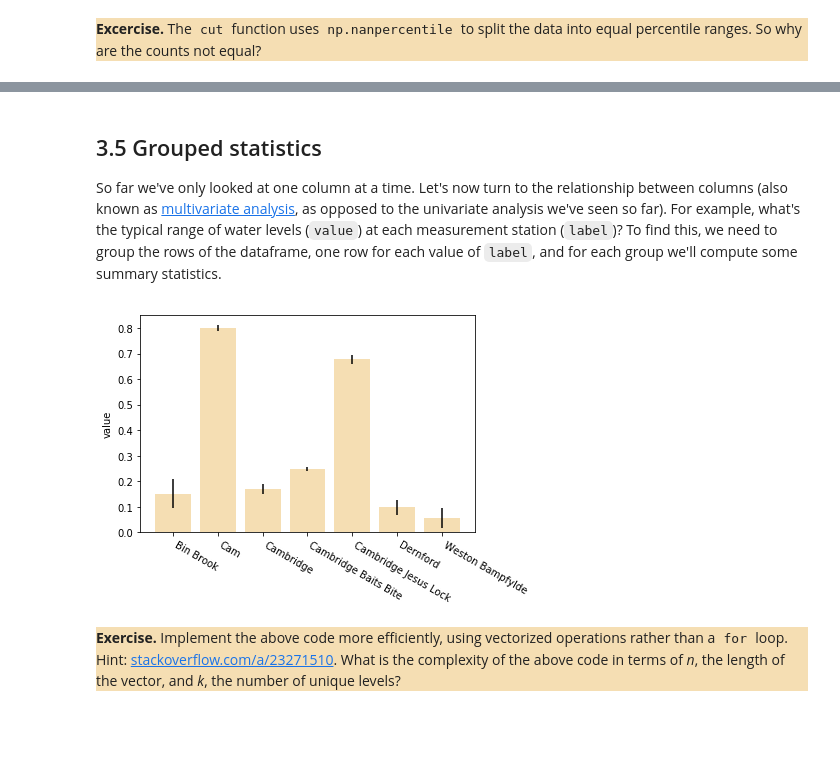
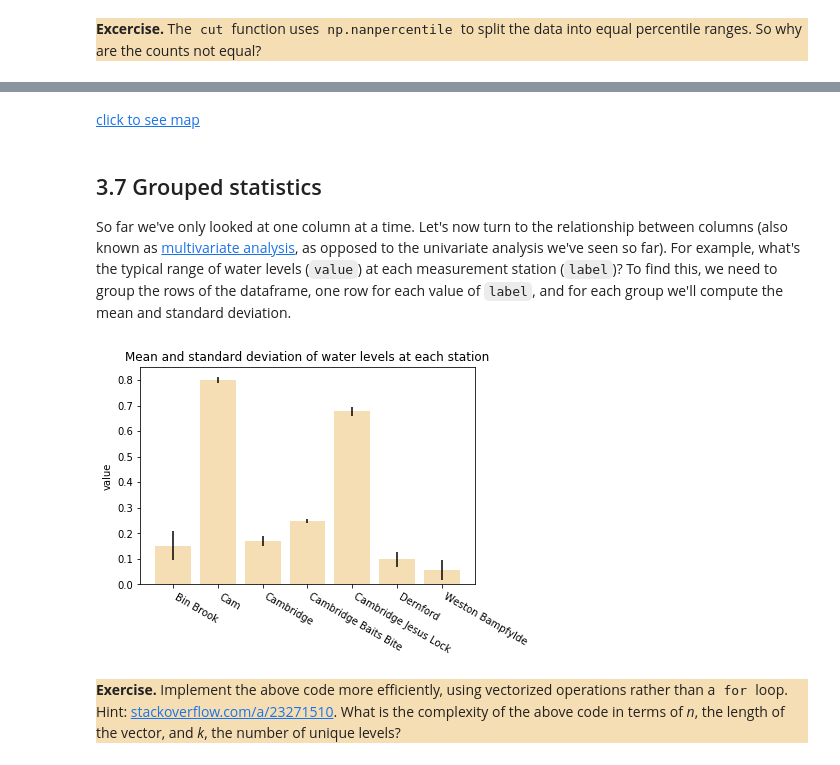
Before and after one commit to damonjw/scicomp, a Jupyter notebook: 3. Working with data.ipynb, the cells around one changed output, grey strips where cells are left out. Saved outputs shown, nothing was run; the diff lists cells and outputs as text; code cells hidden in the pictures; blank space fills up the shorter version.

```diff
--- a/3. Working with data.ipynb
+++ b/3. Working with data.ipynb
@@ -28 +56,5 @@ from ucamcl.fds import summary, cut
+# %%
+import urllib.request
+with urllib.request.urlopen("https://teachingfiles.blob.core.windows.net/scicomp/flood.csv") as f:
+    flood = OrderedDict((k, v.values) for k,v in pandas.read_csv(f).items())
 # %% [markdown]
@@ -235,39 +277,41 @@ This data frame has columns `lat` and `lng` which are likely map coordinates. Ma
 # Count the number of flood readings at each (lat,lng) pair
 vs, ns = np.unique(np.vstack([flood['lat'],flood['lng']]).T, return_counts=True, axis=0)
 # %%
-!pip3 install gmplot -q                             # install a library for Google Map plots
+#!pip3 install gmplot -q                             # install a library for Google Map plots
 import gmplot
-import tempfile, webbrowser
+import IPython.display
 
 gmap = gmplot.GoogleMapPlotter(52.212, 0.1208, 12)  # define the center of the view, and the zoom level
 for x,y,r in zip(vs[:,0],vs[:,1],ns):
     gmap.circle(x, y, r/10)                         # add circles at every (lat,lng) pair
                                                     # (we need bigger circles though, for a zoomed-out map)
 
-f = tempfile.NamedTemporaryFile(suffix='.html')     # gmap renders the map to an html file
-gmap.draw(f.name)
-webbrowser.open('file://' + f.name);                # and we open the file in a browser
+gmap.draw('temp_map.html')
+IPython.display.HTML('<a href="temp_map.html" target="_blank">click to see map</a>')
+# %% [output]
+click to see map
 # %% [markdown]
-## 3.5 Grouped statistics<a name="groupby"></a>
-So far we've only looked at one column at a time. Let's now turn to the relationship between columns (also known as [multivariate analysis](https://en.wikipedia.org/wiki/Multivariate_statistics), as opposed to the univariate analysis we've seen so far). For example, what's the typical range of water levels (`value`) at each measurement station (`label`)? To find this, we need to group the rows of the dataframe, one row for each value of `label`, and for each group we'll compute some summary statistics.
+## 3.7 Grouped statistics<a name="groupby"></a>
+So far we've only looked at one column at a time. Let's now turn to the relationship between columns (also known as [multivariate analysis](https://en.wikipedia.org/wiki/Multivariate_statistics), as opposed to the univariate analysis we've seen so far). For example, what's the typical range of water levels (`value`) at each measurement station (`label`)? To find this, we need to group the rows of the dataframe, one row for each value of `label`, and for each group we'll compute the mean and standard deviation.
 # %%
 res = {'label':[], 'n':[], 'mean':[], 'sd':[]}
 for lbl in np.unique(flood['label']):
     i = flood['label'] == lbl
     res['label'].append(lbl)
     res['n'].append(np.count_nonzero(i))
     res['mean'].append(np.nanmean(flood['value'][i]))
     res['sd'].append(np.nanstd(flood['value'][i]))
 
 # Bar plot, with error bars
 xs = np.arange(len(res['label']))
 plt.bar(xs, res['mean'], align='center', facecolor='wheat')
 plt.errorbar(xs, res['mean'], yerr=res['sd'], linestyle='None', ecolor='k')
 plt.xticks(xs, res['label'], rotation=-30, ha='left')
 plt.ylabel('value')
+plt.title('Mean and standard deviation of water levels at each station')
 plt.show()
 # %% [output]
-[figure, old version]
+[figure, new version]
 # %% [markdown]
 <div style="background-color:wheat"><strong>Exercise.</strong>
 Implement the above code more efficiently, using vectorized operations rather than a <code style="background-color:wheat">for</code> loop. Hint: <a href="https://stackoverflow.com/a/23271510">stackoverflow.com/a/23271510</a>.
```
Also changed, not shown: parts of 59 cells of this notebook, 14 other files.
